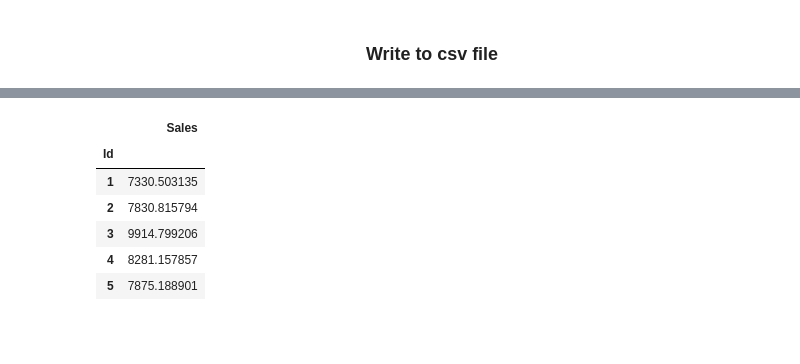
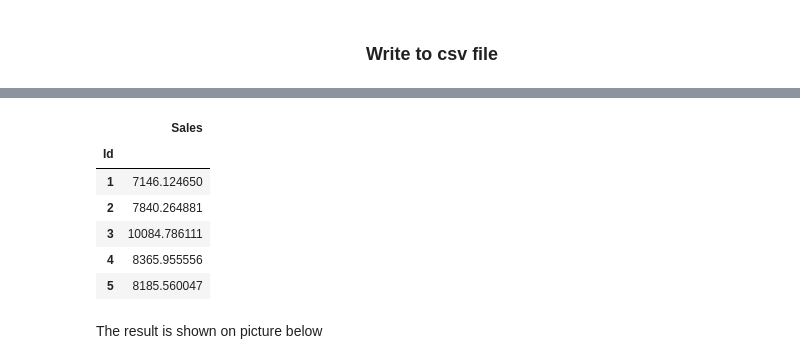
Before and after one commit to lukinaanastasiya/data-science-projects, a Jupyter notebook: Rossmann_Store_Sales/rossmann_store_sales_new_vision.ipynb, the cells around one changed output, grey strips where cells are left out. Cells and saved outputs as stored; diff of their text form; code cells hidden in the pictures; blank space fills up the shorter version.

Commit message:
Add vizualisation, update model

```diff
--- a/Rossmann_Store_Sales/rossmann_store_sales_new_vision.ipynb
+++ b/Rossmann_Store_Sales/rossmann_store_sales_new_vision.ipynb
@@ -85,0 +96,28 @@ df_store.head()
+# %%
+df_train['Date'] = pd.to_datetime(df_train['Date'])
+df_train['Year'] = df_train['Date'].map(lambda x: x.year)
+df_train['Month'] = df_train['Date'].map(lambda x: x.month)
+df_train['dayOfWeek'] = df_train['Date'].map(lambda x: x.dayofweek)
+
+df_train.loc[df_train.StateHoliday == '0', 'StateHoliday'] = 0
+holidays = pd.get_dummies(df_train['StateHoliday'], prefix='Hol')
+df_train = pd.concat((df_train, holidays), axis=1)
+df_train = df_train.drop(['Date','StateHoliday','DayOfWeek'], axis=1)
+
+df_train = df_train.set_index("Store")
+# %%
+df_store = pd.read_csv("data/store.csv")
+
+df_store = df_store.set_index("Store")
+store_type = pd.get_dummies(df_store['StoreType'], prefix='Type')
+assort = pd.get_dummies(df_store['Assortment'], prefix='Assort')
+df_store = pd.concat((df_store, store_type, assort), axis=1)
+
+df_store.CompetitionDistance = df_store.CompetitionDistance.fillna(df_store.CompetitionDistance.max())
+df_store.Promo2SinceWeek = df_store.Promo2SinceWeek.fillna(df_store.Promo2SinceWeek.max())
+df_store.Promo2SinceYear = df_store.Promo2SinceYear.fillna(df_store.Promo2SinceYear.max())
+df_store.CompetitionOpenSinceMonth = df_store.CompetitionOpenSinceMonth.fillna(df_store.CompetitionOpenSinceMonth.max())
+df_store.CompetitionOpenSinceYear = df_store.CompetitionOpenSinceYear.fillna(df_store.CompetitionOpenSinceYear.max())
+
+
+df_store = df_store.drop(['Assortment','StoreType','PromoInterval'], axis=1)
@@ -86,3 +167,7 @@ df_store.head()
+# %%
+df_train = pd.read_csv("data/train.csv")
+df_test = pd.read_csv("data/test.csv")
+df_store = pd.read_csv("data/store.csv")
 # %%
 df_store = df_store[["Store","StoreType", "Assortment", "CompetitionDistance","Promo2"]]
 df_store = df_store.set_index("Store")
@@ -122,5 +260,5 @@ test = data_preparation(df_test)
 # %%
-X = train.drop(['Sales','Customers','Open','Hol_b','Hol_c'],axis=1)
+X = train.drop(['Sales','Customers','Hol_b','Hol_c'],axis=1)
 y = train.Sales.values
 # %%
 X_train, X_valid, y_train, y_valid = train_test_split(X, y , test_size=0.7)
@@ -158,17 +317,17 @@ RandomForestRegressor(bootstrap=True, criterion='mse', max_depth=30,
 # %%
-y = model.predict(test.values[:, 2:])
+y = model.predict(test.values[:, 1:])
 
 df = pd.DataFrame([])
 df['Sales'] = y
 df['Sales'][df_test.Open == 0] = 0
 df = df.set_index(df_test.Id)
 pd.DataFrame.to_csv(df, 'ans1.csv')
 df.head()
 # %% [output]
 |  | Sales |
 | Id |  |
-| 1 | 7330.503135 |
-| 2 | 7830.815794 |
-| 3 | 9914.799206 |
-| 4 | 8281.157857 |
-| 5 | 7875.188901 |
+| 1 | 7146.124650 |
+| 2 | 7840.264881 |
+| 3 | 10084.786111 |
+| 4 | 8365.955556 |
+| 5 | 8185.560047 |
@@ -181,0 +334,2 @@ TO	0.19
+# %% [markdown]
+The result is shown on picture below
```
Also changed, not shown: parts of 30 cells of this notebook.
